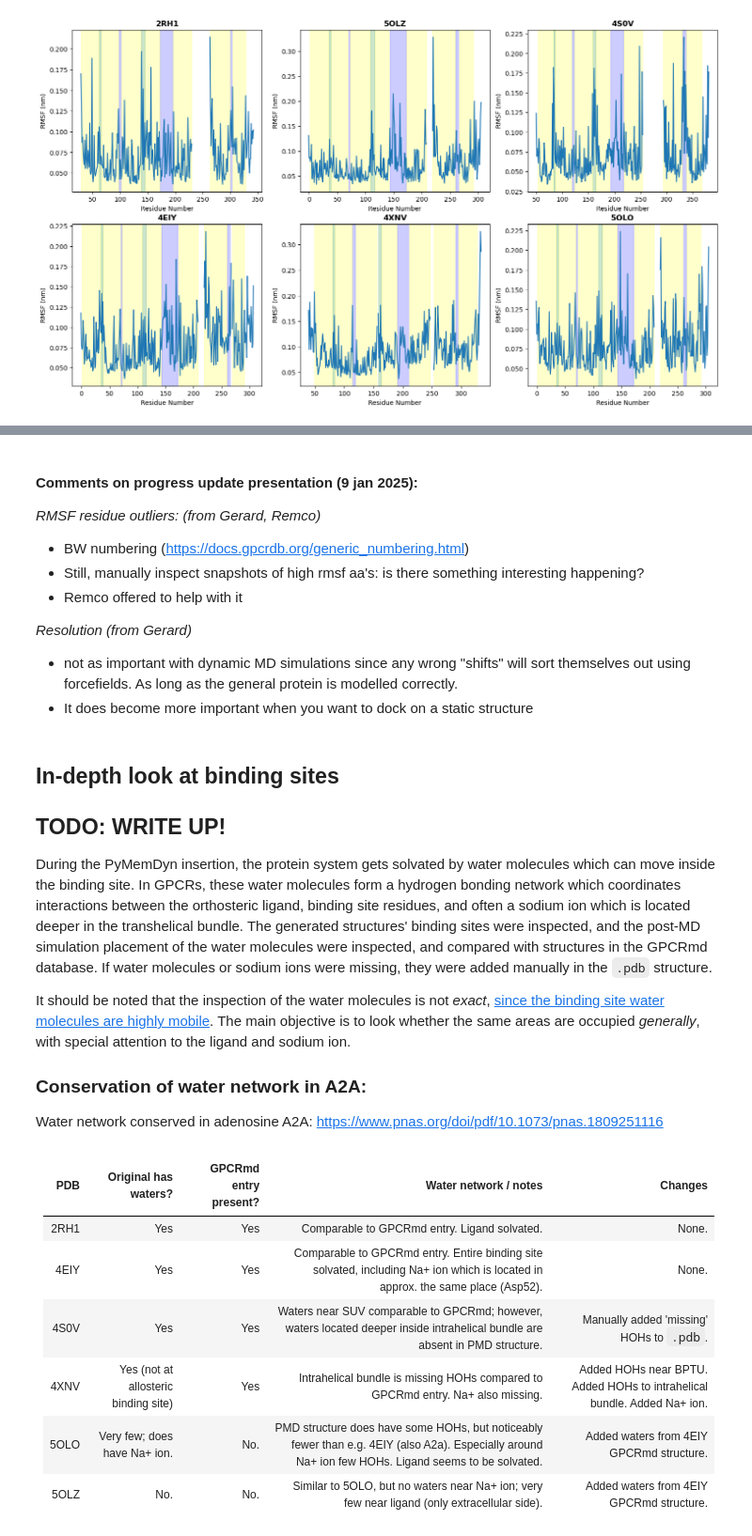
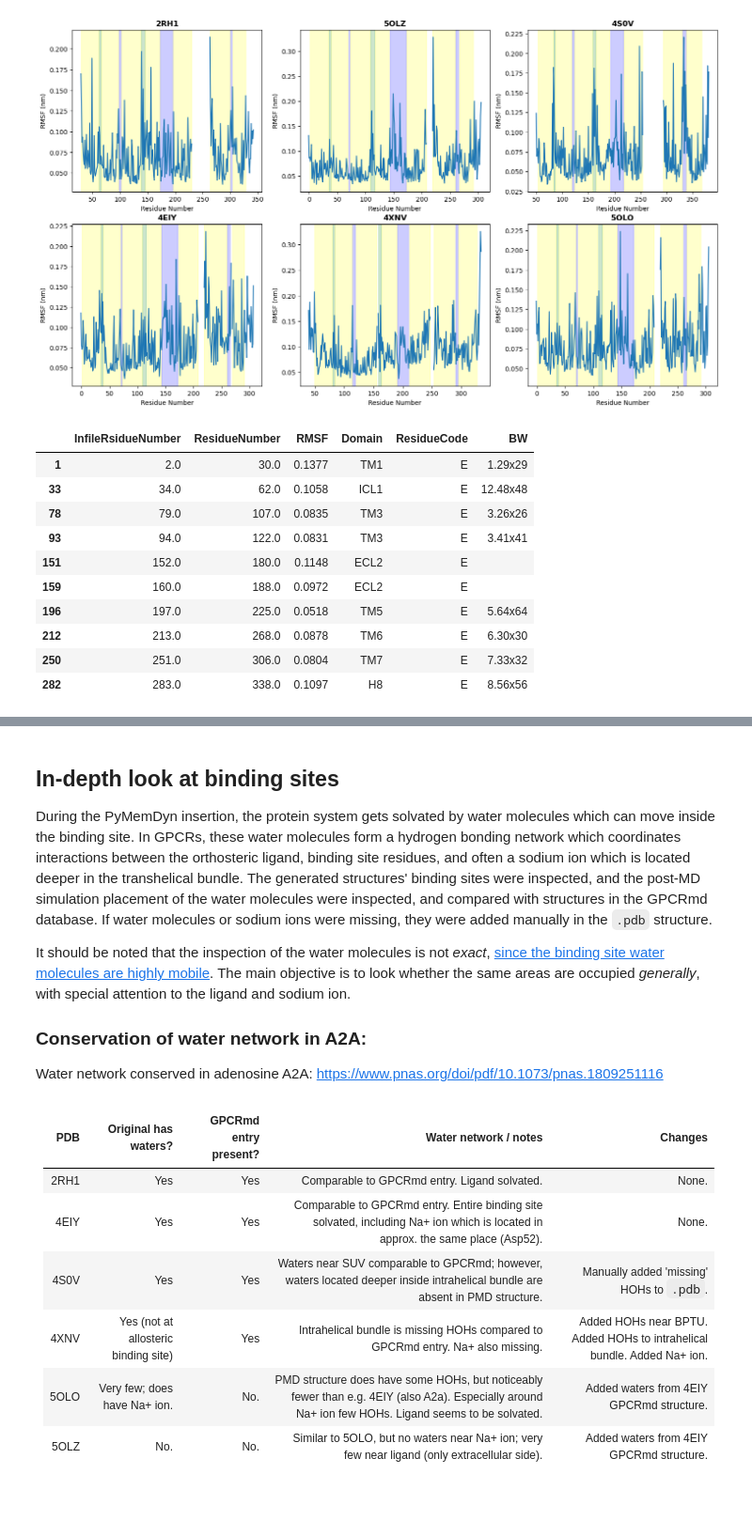
Before and after one commit to wesselporschen/pymemdyn_reports, a Jupyter notebook: pymemdyn_analysis.ipynb, the cells around one changed output, grey strips where cells are left out. Shown at 94% size. Saved outputs shown, nothing was run; the diff lists cells and outputs as text; code cells hidden in the pictures; blank space fills up the shorter version.

```diff
--- a/pymemdyn_analysis.ipynb
+++ b/pymemdyn_analysis.ipynb
@@ -339,6 +255,21 @@ for i, name in enumerate(sequence_info_dfs):
             ax.axvspan(interval[0], interval[1], alpha=0.2, color=color, label=domain)
 # %% [output]
 [figure]
+# %%
+data_2RH1 = sequence_info_dfs['data_2RH1']
+data_2RH1[data_2RH1['ResidueCode'] == 'E']
+# %% [output]
+|  | InfileRsidueNumber | ResidueNumber | RMSF | Domain | ResidueCode | BW |
+| 1 | 2.0 | 30.0 | 0.1377 | TM1 | E | 1.29x29 |
+| 33 | 34.0 | 62.0 | 0.1058 | ICL1 | E | 12.48x48 |
+| 78 | 79.0 | 107.0 | 0.0835 | TM3 | E | 3.26x26 |
+| 93 | 94.0 | 122.0 | 0.0831 | TM3 | E | 3.41x41 |
+| 151 | 152.0 | 180.0 | 0.1148 | ECL2 | E |  |
+| 159 | 160.0 | 188.0 | 0.0972 | ECL2 | E |  |
+| 196 | 197.0 | 225.0 | 0.0518 | TM5 | E | 5.64x64 |
+| 212 | 213.0 | 268.0 | 0.0878 | TM6 | E | 6.30x30 |
+| 250 | 251.0 | 306.0 | 0.0804 | TM7 | E | 7.33x32 |
+| 282 | 283.0 | 338.0 | 0.1097 | H8 | E | 8.56x56 |
 # %% [markdown]
 ## Interpretation of RMSF outliers for the 6 systems during protein-membrane embedding
 
@@ -363,29 +294,8 @@ After manual inspection of the snapshots generated throughout the membrane inser
 Residue arginine 248 is located at the end of transmembranal domain 5, and in the protein-membrane model finds itself at the border of the model, which is simulated under spherical boundary conditions (see image below, R248 is colored green, POPC lipids are colored grey, protein backbone is colored yellow), where it has access to the polar head groups of the POPC molecules, but the long carbon-guanidium residue chain cannot easily rotate freely. During the MD simulations it eventually flips around. It is difficult to ascertain whether the residue does not move back to its original position because it is 'really' thermodynamically more favourable due to a change in interaction profile, or whether this is the case because it gets blocked by the SBC boundary (and is therefore a sort of 'not-physical artifact'). Still, this residue is, like Phe-49 in the previous protein, also located far away from the orthosteric binding site, and it is also unlikely to hinder MD simulations during FEP.
 
 ![R248 at SBC border](pictures/4S0V_R248_before_after.png)
-# %% [markdown]
-
-
-
-
-
-
-
-
-
-
-#### Comments on progress update presentation (9 jan 2025):
-*RMSF residue outliers: (from Gerard, Remco)*
-- BW numbering (https://docs.gpcrdb.org/generic_numbering.html)
-- Still, manually inspect snapshots of high rmsf aa's: is there something interesting happening?
-- Remco offered to help with it
-
-*Resolution (from Gerard)*
-- not as important with dynamic MD simulations since any wrong "shifts" will sort themselves out using forcefields. As long as the general protein is modelled correctly.
-- It does become more important when you want to dock on a static structure
 # %% [markdown]
 ## In-depth look at binding sites
-## TODO: WRITE UP!
 
 During the PyMemDyn insertion, the protein system gets solvated by water molecules which can move inside the binding site. In GPCRs, these water molecules form a hydrogen bonding network which coordinates interactions between the orthosteric ligand, binding site residues, and often a sodium ion which is located deeper in the transhelical bundle. The generated structures' binding sites were inspected, and the post-MD simulation placement of the water molecules were inspected, and compared with structures in the GPCRmd database. If water molecules or sodium ions were missing, they were added manually in the `.pdb` structure.
 
```
Also changed, not shown: parts of 8 cells of this notebook, 17 other files.
